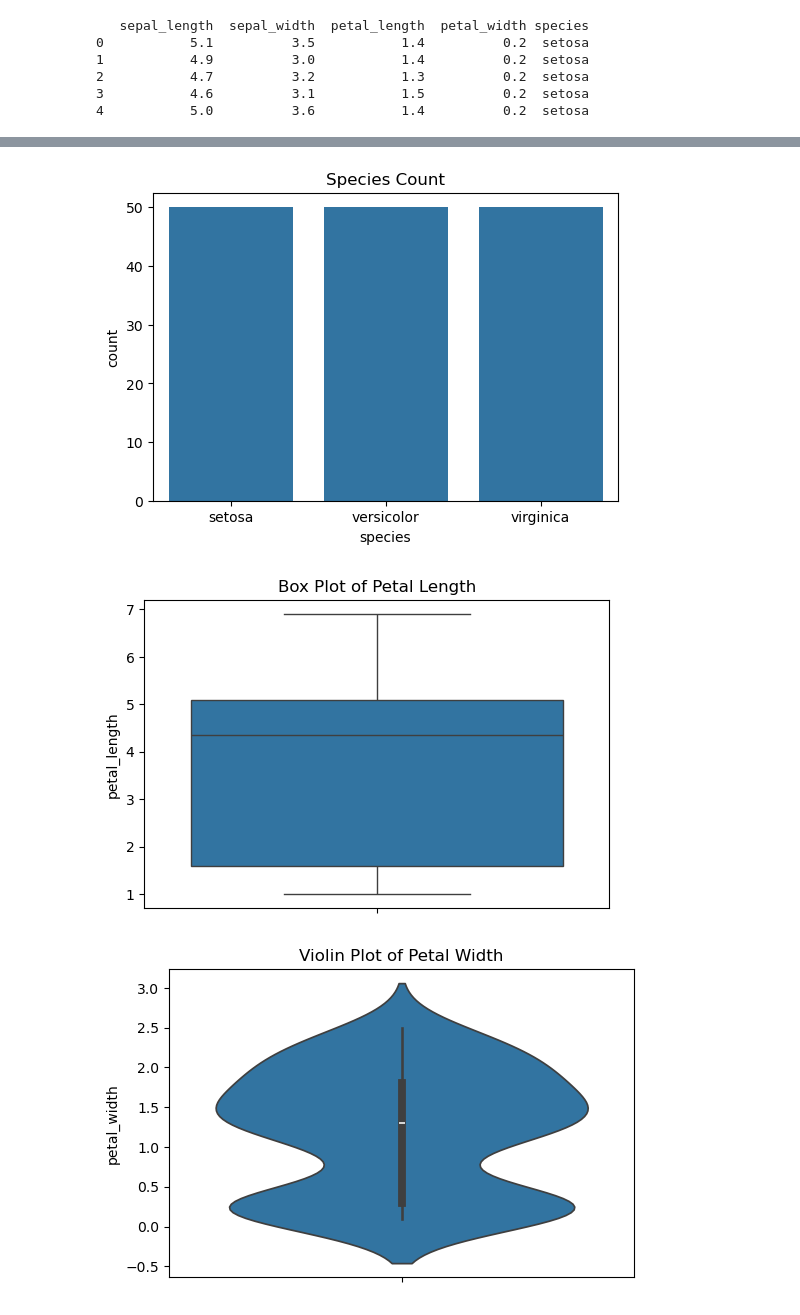
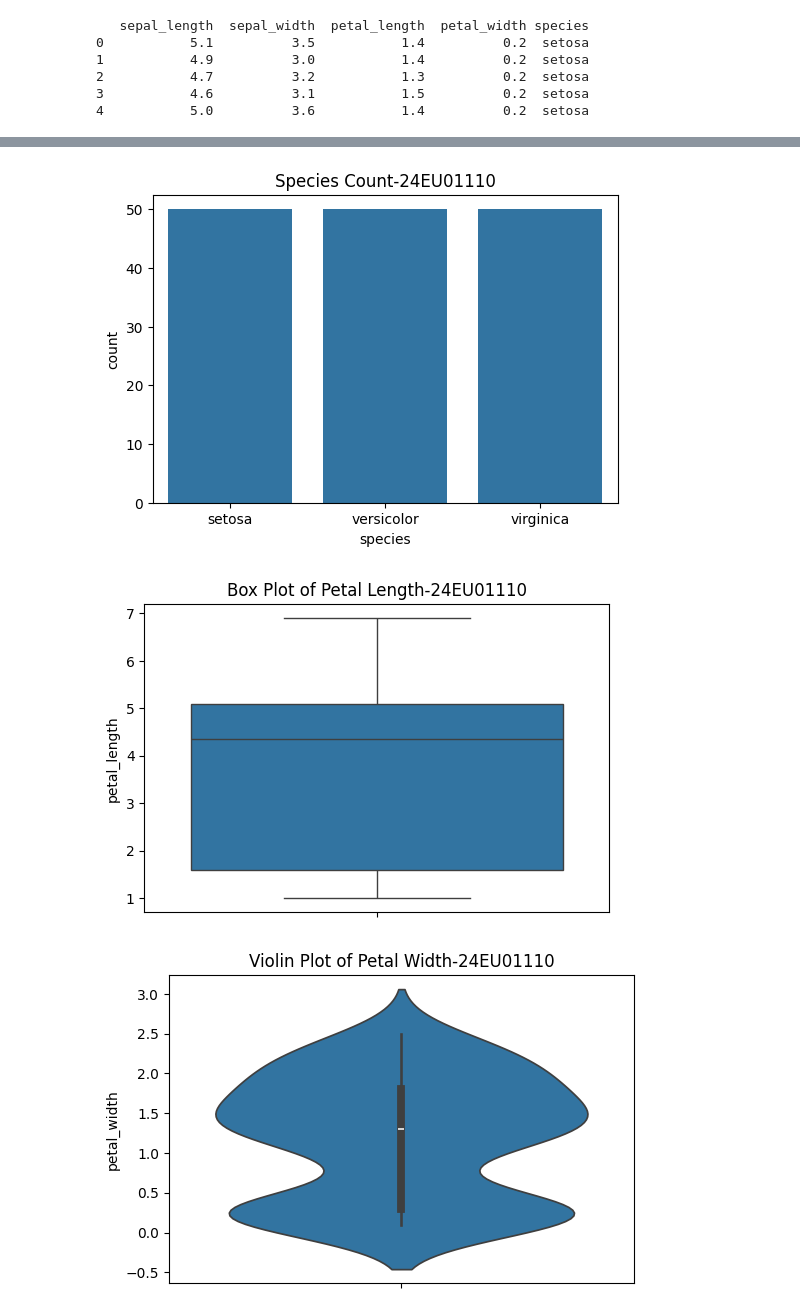
Before and after one commit to kowsik-pro/ml, a Jupyter notebook: Experiment1.ipynb, the cells around one changed output, grey strips where cells are left out. Cells and saved outputs as stored; diff of their text form; code cells hidden in the pictures.

```diff
--- a/Experiment1.ipynb
+++ b/Experiment1.ipynb
@@ -243,27 +239,27 @@ sns.histplot(df["sepal_length"], bins=15, kde=True)
 plt.title("Histogram of Sepal Length")
 plt.show()
 
-# Count Plot
+
 plt.figure(figsize=(6,4))
 sns.countplot(x="species", data=df)
-plt.title("Species Count")
+plt.title("Species Count-24EU01110")
 plt.show()
 
-# Box Plot
+
 plt.figure(figsize=(6,4))
 sns.boxplot(y="petal_length", data=df)
-plt.title("Box Plot of Petal Length")
+plt.title("Box Plot of Petal Length-24EU01110")
 plt.show()
 
-# Violin Plot
+
 plt.figure(figsize=(6,4))
 sns.violinplot(y="petal_width", data=df)
-plt.title("Violin Plot of Petal Width")
+plt.title("Violin Plot of Petal Width-24EU01110")
 plt.show()
 
-# Density Plot
+
 plt.figure(figsize=(6,4))
 sns.kdeplot(df["sepal_width"], fill=True)
-plt.title("Density Plot of Sepal Width")
+plt.title("Density Plot of Sepal Width-24EU01110")
 plt.show()
 # %% [output]
@@ -271,3 +267,3 @@ plt.show()
-[figure, old version]
+[figure, new version]
-[figure, old version]
+[figure, new version]
-[figure, old version]
+[figure, new version]
```
Also changed, not shown: parts of 10 cells of this notebook.
